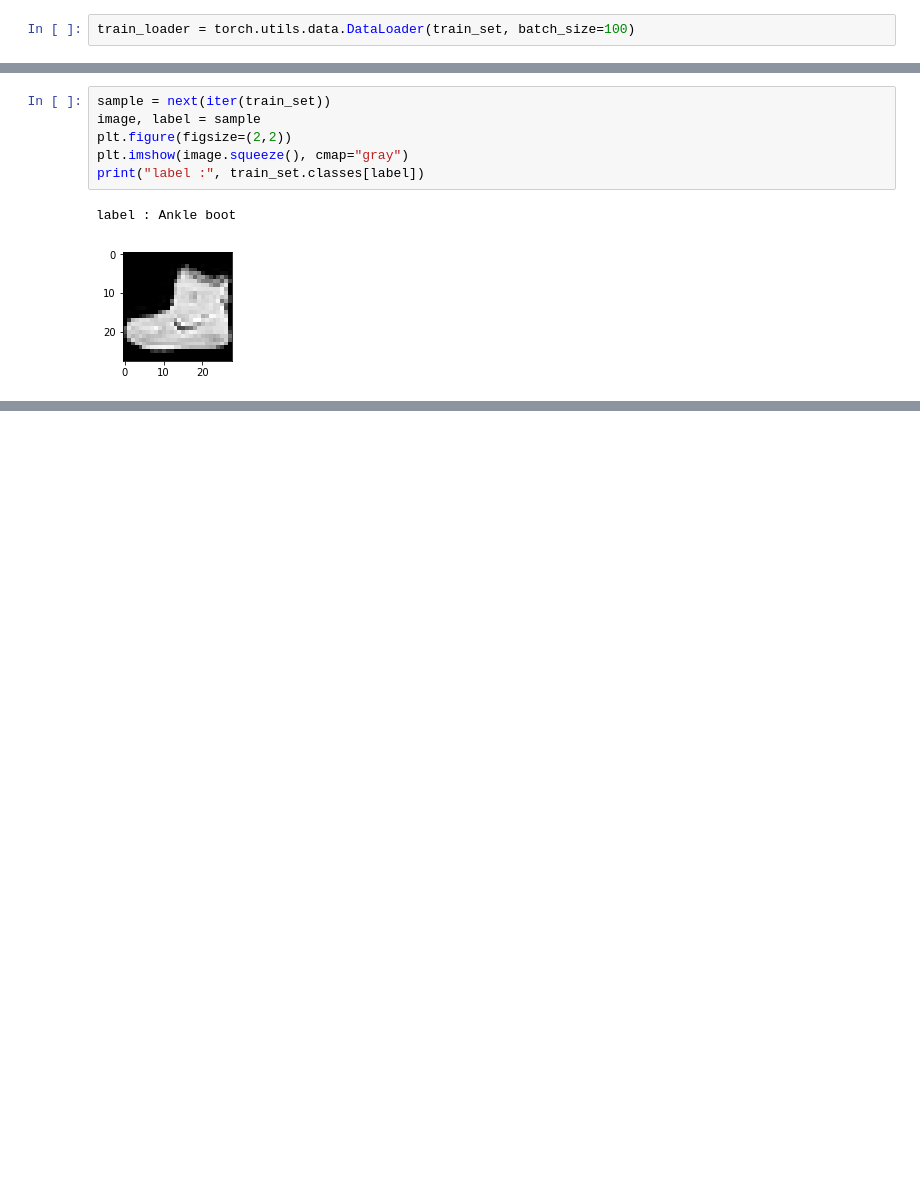
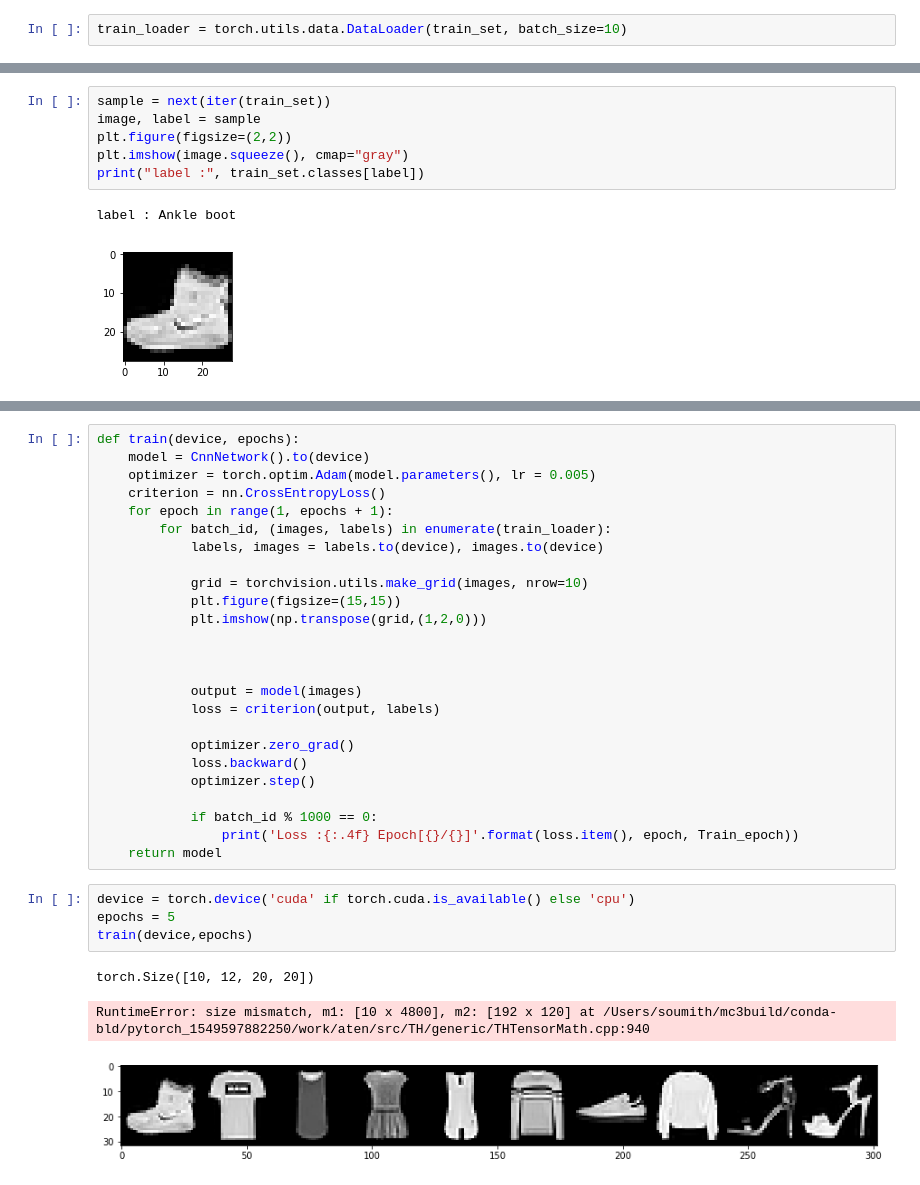
Before and after one commit to peeyushster/Fashion-MNIST, a Jupyter notebook: Fashion.MNIST.ipynb, the cells around one changed output, grey strips where cells are left out. Cells and saved outputs as stored; diff of their text form; blank space fills up the shorter version.

Commit message:
Updated Read-Me and added first pass of CnnNetwork

```diff
--- a/Fashion.MNIST.ipynb
+++ b/Fashion.MNIST.ipynb
@@ -16,7 +16,7 @@ train_set = torchvision.datasets.FashionMNIST(
         transforms.ToTensor()
     ]))
 # %%
-train_loader = torch.utils.data.DataLoader(train_set, batch_size=100)
+train_loader = torch.utils.data.DataLoader(train_set, batch_size=10)
 # %%
 print(len(train_set))
 print(train_set.classes)
@@ -94,3 +107,36 @@ fc2.weight               torch.Size([60, 120])
 fc2.bias                 torch.Size([60])
 out.weight               torch.Size([10, 60])
 out.bias                 torch.Size([10])
+# %%
+def train(device, epochs):
+    model = CnnNetwork().to(device)
+    optimizer = torch.optim.Adam(model.parameters(), lr = 0.005)
+    criterion = nn.CrossEntropyLoss()
+    for epoch in range(1, epochs + 1):
+        for batch_id, (images, labels) in enumerate(train_loader):
+            labels, images = labels.to(device), images.to(device)
+
+            grid = torchvision.utils.make_grid(images, nrow=10)
+            plt.figure(figsize=(15,15))
+            plt.imshow(np.transpose(grid,(1,2,0)))
+
+
+
+            output = model(images)
+            loss = criterion(output, labels)
+
+            optimizer.zero_grad()
+            loss.backward()
+            optimizer.step()
+
+            if batch_id % 1000 == 0:
+                print('Loss :{:.4f} Epoch[{}/{}]'.format(loss.item(), epoch, Train_epoch))
+    return model
+# %%
+device = torch.device('cuda' if torch.cuda.is_available() else 'cpu')
+epochs = 5
+train(device,epochs)
+# %% [output]
+torch.Size([10, 12, 20, 20])
+RuntimeError: size mismatch, m1: [10 x 4800], m2: [192 x 120] at /Users/soumith/mc3build/conda-bld/pytorch_1549597882250/work/aten/src/TH/generic/THTensorMath.cpp:940
+[figure, added]
```
Also changed, not shown: parts of 4 cells of this notebook, 1 other file.
